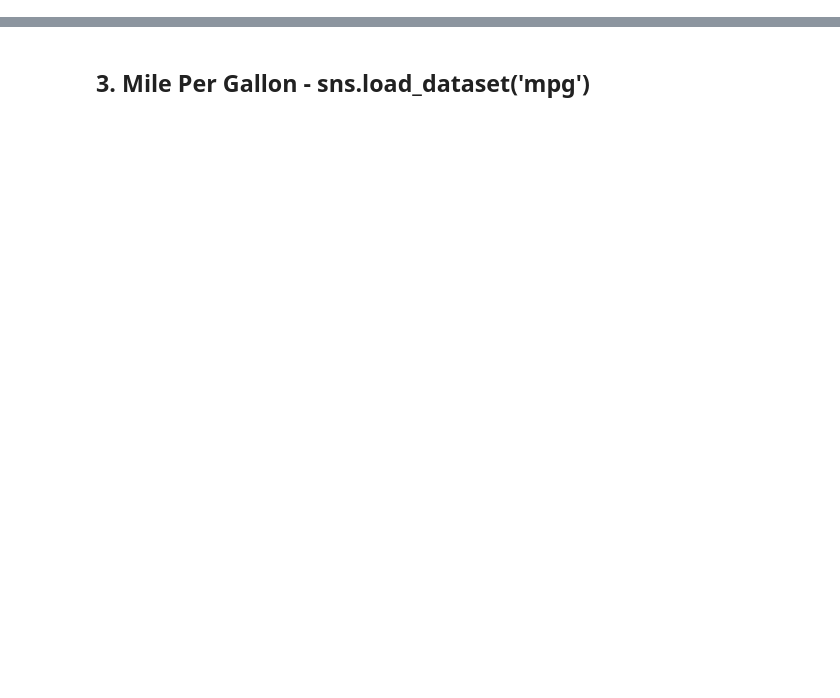
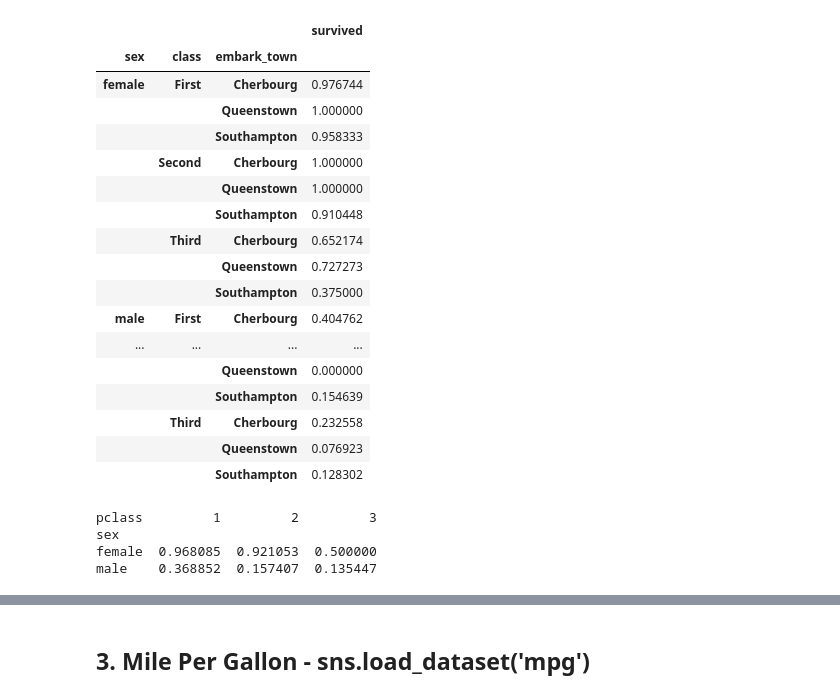
Before and after one commit to EGEG1212/Data-Analysis-2020, a Jupyter notebook: 03.Pandas/07a과제201111iris_titanic_MPG.ipynb, the cells around one changed output, grey strips where cells are left out. Drawn from its saved outputs; the diff is of its cells as text; code cells hidden in the pictures; blank space fills up the shorter version.

```diff
--- a/03.Pandas/07a과제201111iris_titanic_MPG.ipynb
+++ b/03.Pandas/07a과제201111iris_titanic_MPG.ipynb
@@ -83,0 +170,29 @@ titanic
+# %%
+titanic.pivot_table('survived',['sex', 'class', 'embark_town'])
+# %% [output]
+|  |  |  | survived |
+| sex | class | embark_town |  |
+| female | First | Cherbourg | 0.976744 |
+|  |  | Queenstown | 1.000000 |
+|  |  | Southampton | 0.958333 |
+|  | Second | Cherbourg | 1.000000 |
+|  |  | Queenstown | 1.000000 |
+|  |  | Southampton | 0.910448 |
+|  | Third | Cherbourg | 0.652174 |
+|  |  | Queenstown | 0.727273 |
+|  |  | Southampton | 0.375000 |
+| male | First | Cherbourg | 0.404762 |
+| ... | ... | ... | ... |
+|  |  | Queenstown | 0.000000 |
+|  |  | Southampton | 0.154639 |
+|  | Third | Cherbourg | 0.232558 |
+|  |  | Queenstown | 0.076923 |
+|  |  | Southampton | 0.128302 |
+# %%
+# 선실 대 성별
+print(titanic.pivot_table(index='sex', columns='pclass', values='survived', aggfunc=np.mean), "\n")
+# %% [output]
+pclass         1         2         3
+sex
+female  0.968085  0.921053  0.500000
+male    0.368852  0.157407  0.135447
```
Also changed, not shown: parts of 70 cells of this notebook, 1 other file.
